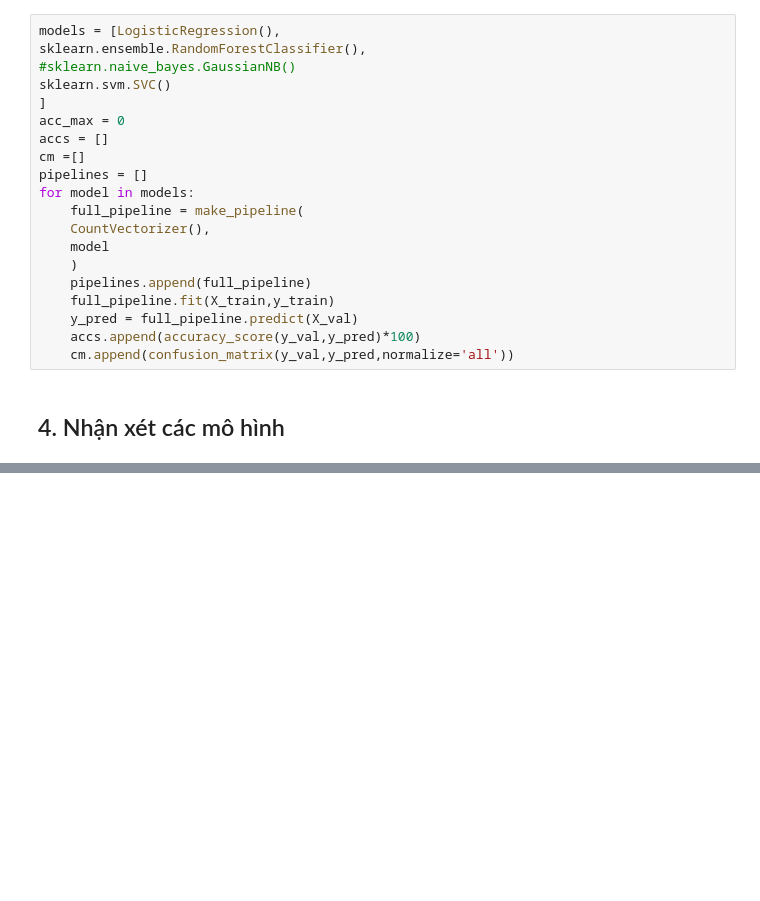
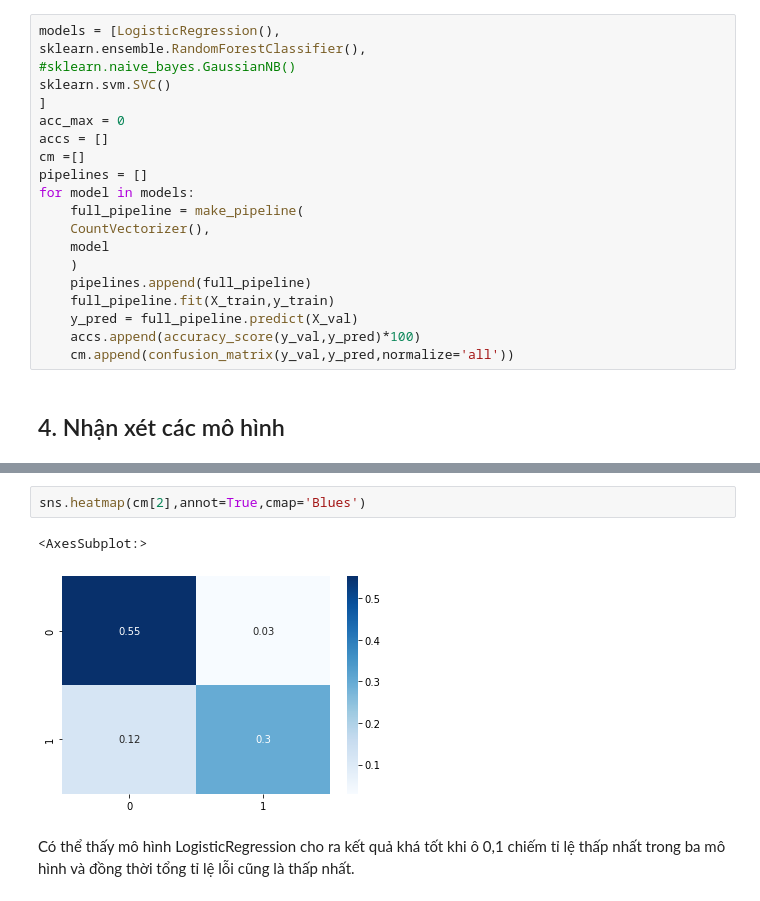
Before and after one commit to tonyvu1289/Project3-nmkhdl, a Jupyter notebook: Untitled.ipynb, the cells around one changed output, grey strips where cells are left out. Cells and saved outputs as stored; diff of their text form; blank space fills up the shorter version.

```diff
--- a/Untitled.ipynb
+++ b/Untitled.ipynb
@@ -449,0 +494,7 @@ for model in models:
+# %%
+sns.heatmap(cm[2],annot=True,cmap='Blues')
+# %% [output]
+<AxesSubplot:>
+[figure, added]
+# %% [markdown]
+Có thể thấy mô hình LogisticRegression cho ra kết quả khá tốt khi ô 0,1 chiếm tỉ lệ thấp nhất trong ba mô hình và đồng thời tổng tỉ lệ lỗi cũng là thấp nhất.
```
Also changed, not shown: parts of 19 cells of this notebook.
